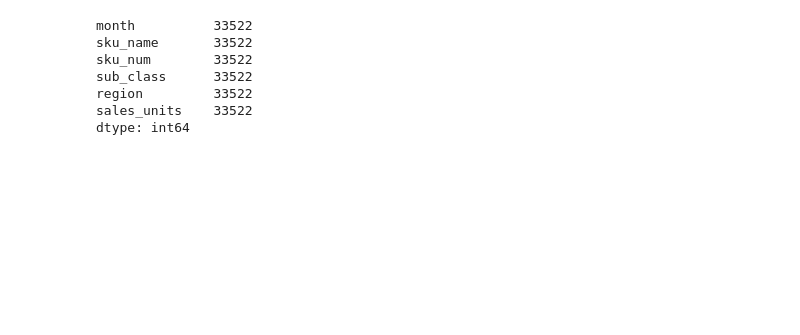
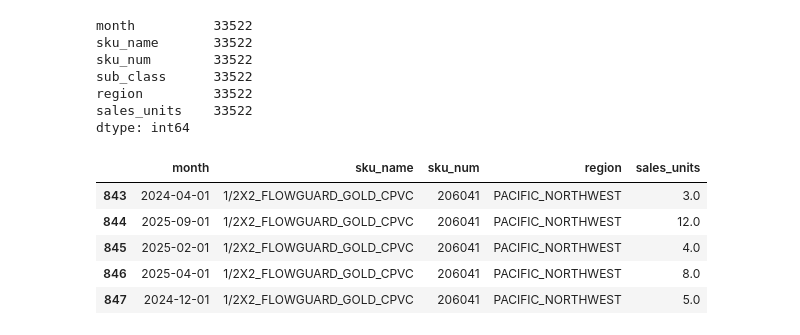
Before and after one commit to Tobywooo/advanced_business_analytics, a Jupyter notebook: sku_level_transform.ipynb, the cells around one changed output. Saved outputs shown, nothing was run; the diff lists cells and outputs as text; code cells hidden in the pictures; blank space fills up the shorter version.

```diff
--- a/sku_level_transform.ipynb
+++ b/sku_level_transform.ipynb
@@ -121,3 +121,16 @@ sub_class      33522
 region         33522
 sales_units    33522
 dtype: int64
+# %%
+df_masked = df_top_10_sku_data.copy()
+df_masked = df_masked.drop(columns=['sub_class'])
+df_masked['region'] = df_masked['region'].str[5:]
+df_masked['region'] = df_masked['region'].str.replace(' ', '_')
+df_masked.head()
+# %% [output]
+|  | month | sku_name | sku_num | region | sales_units |
+| 843 | 2024-04-01 | 1/2X2_FLOWGUARD_GOLD_CPVC | 206041 | PACIFIC_NORTHWEST | 3.0 |
+| 844 | 2025-09-01 | 1/2X2_FLOWGUARD_GOLD_CPVC | 206041 | PACIFIC_NORTHWEST | 12.0 |
+| 845 | 2025-02-01 | 1/2X2_FLOWGUARD_GOLD_CPVC | 206041 | PACIFIC_NORTHWEST | 4.0 |
+| 846 | 2025-04-01 | 1/2X2_FLOWGUARD_GOLD_CPVC | 206041 | PACIFIC_NORTHWEST | 8.0 |
+| 847 | 2024-12-01 | 1/2X2_FLOWGUARD_GOLD_CPVC | 206041 | PACIFIC_NORTHWEST | 5.0 |
```
Also changed, not shown: parts of 8 cells of this notebook.
